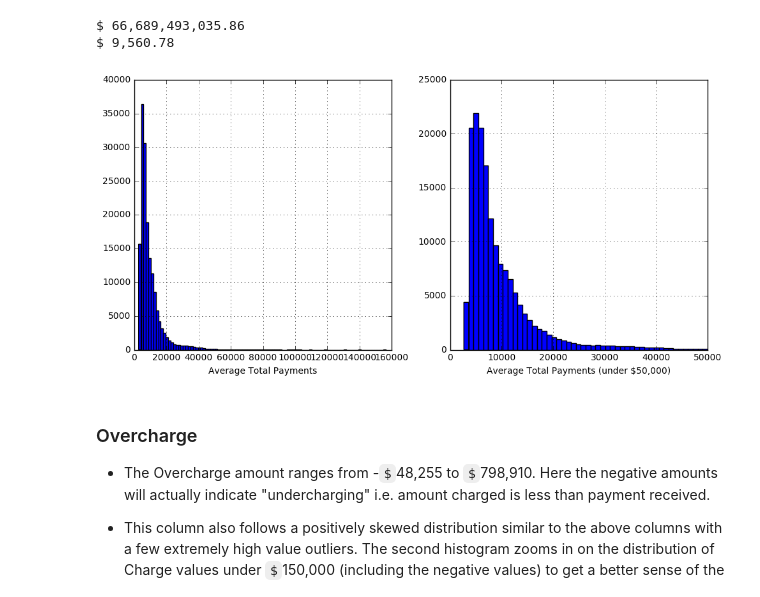
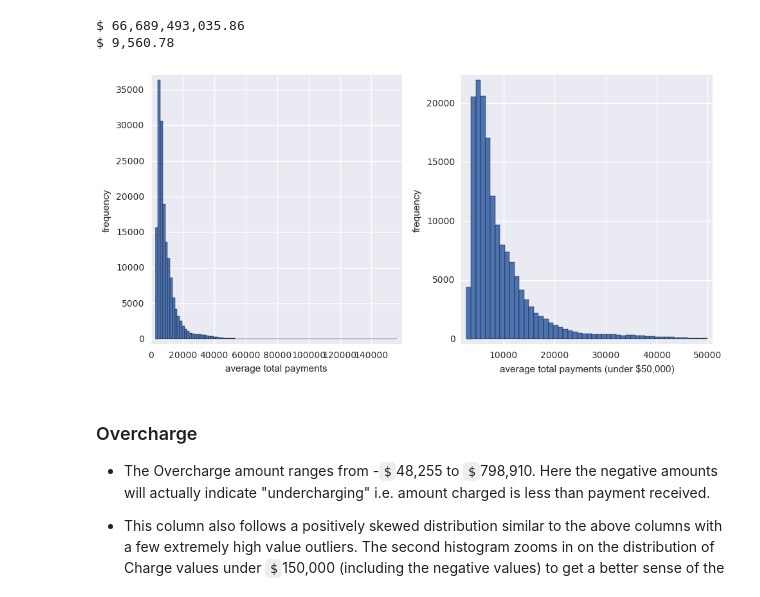
Before and after one commit to nikshetty/projects, a Jupyter notebook: exploring-healthcare-costs.ipynb, the cells around one changed output. Cells and saved outputs as stored; diff of their text form; code cells hidden in the pictures.

```diff
--- a/exploring-healthcare-costs.ipynb
+++ b/exploring-healthcare-costs.ipynb
@@ -248,15 +254,23 @@ print(total_discharges)
 # %%
 %matplotlib inline
+import numpy as np
 import matplotlib.pyplot as plt
+import seaborn as sns
+sns.set()
 plt.subplots(1, 2, figsize=(10, 5))
 
 plt.subplot(1, 2, 1)
 ipps["tot_dischgs"].hist(bins=100)
-plt.xlabel("Total Discharges (all values)")
+plt.xlabel("total discharges (all values)")
+plt.ylabel("frequency")
+plt.margins(0.02)
 
 plt.subplot(1, 2, 2)
-ipps[ipps["tot_dischgs"] <= 150]["tot_dischgs"].hist(bins=30)
-plt.xlabel("Total Discharges (under 150)")
+bin_edges = np.arange(0, 150, 5)
+ipps[ipps["tot_dischgs"] <= 150]["tot_dischgs"].hist(bins=bin_edges)
+plt.xlabel("total discharges (under 150)")
+plt.ylabel("frequency")
+plt.margins(0.02)
 plt.tight_layout() #minimize overlap
 plt.show()
 # %% [output]
@@ -314,17 +332,21 @@ $ 9,560.78
 # %%
 plt.subplots(1, 2, figsize=(10, 5))
 
 plt.subplot(1, 2, 1)
 ipps["avg_tot_pmnts"].hist(bins=100)
-plt.xlabel("Average Total Payments")
+plt.xlabel("average total payments")
+plt.ylabel("frequency")
+plt.margins(0.02)
 
 plt.subplot(1, 2, 2)
 ipps[ipps["avg_tot_pmnts"] <= 50000]["avg_tot_pmnts"].hist(bins=50)
-plt.xlabel("Average Total Payments (under $50,000)")
+plt.xlabel("average total payments (under $50,000)")
+plt.ylabel("frequency")
+plt.margins(0.02)
 plt.tight_layout() #minimize overlap
 plt.show()
 # %% [output]
-[figure, old version]
+[figure, new version]
 # %% [markdown]
 ### Overcharge
 * The Overcharge amount  ranges from -`$`48,255 to `$`798,910. Here the negative amounts will actually indicate "undercharging" i.e. amount charged is less than payment received.
```
Also changed, not shown: parts of 7 cells of this notebook.
